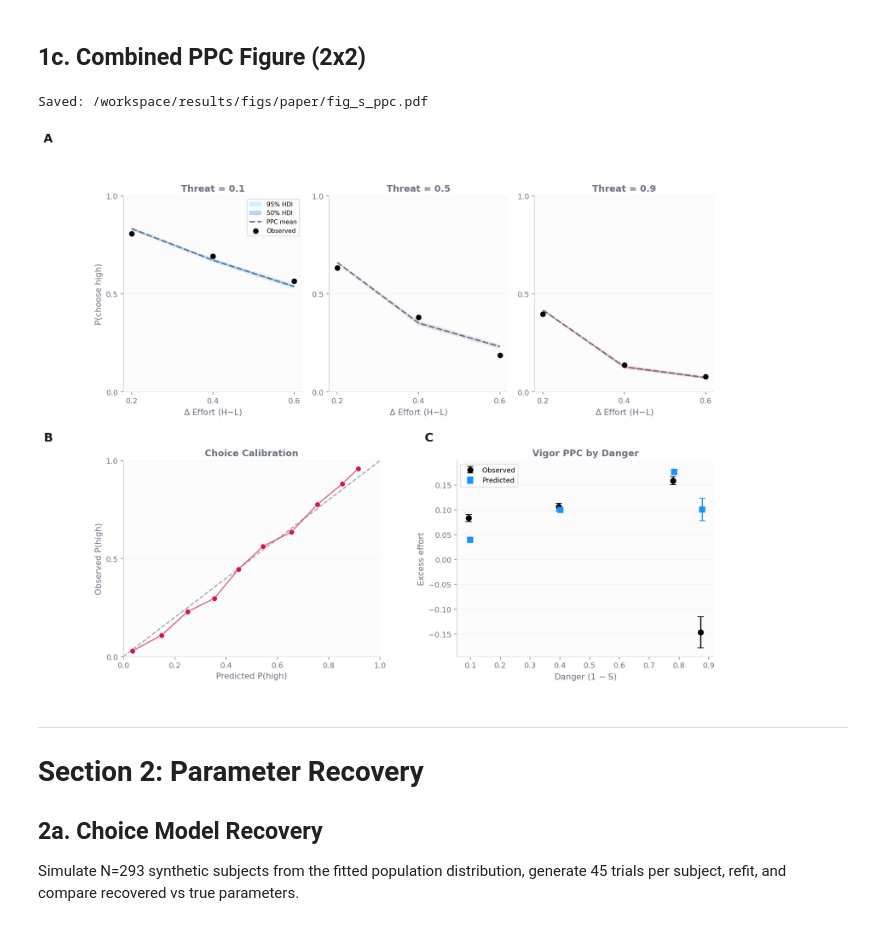
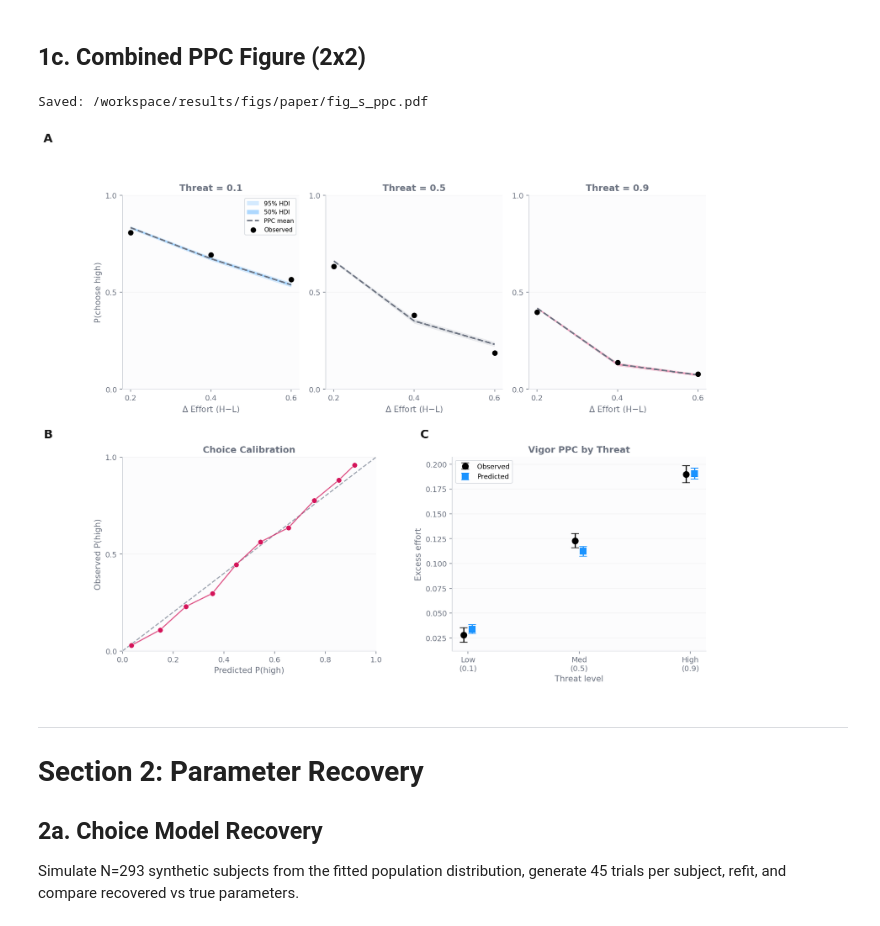
Before and after one commit to nssokada/EffortForagingUnderThreat, a Jupyter notebook: notebooks/06_paper_pipeline/10_ppc_parameter_recovery.ipynb, the cells around one changed output. Drawn from its saved outputs; the diff is of its cells as text; code cells hidden in the pictures.

```diff
--- a/notebooks/06_paper_pipeline/10_ppc_parameter_recovery.ipynb
+++ b/notebooks/06_paper_pipeline/10_ppc_parameter_recovery.ipynb
@@ -421,21 +421,34 @@ Vigor PPC: (500, 13094)
   mu_delta: 0.2135
   sd_delta: 0.1156
 # %%
-# ── Vigor PPC: observed vs predicted by danger quintile ──
+# ── Vigor PPC: observed vs predicted by THREAT LEVEL ──
+# Use threat level (experimentally assigned) NOT chosen-option danger
+# to avoid selection bias where only hard-choosers appear at high danger.
 merged_vigor["pred_excess"] = mu_pred_mean
-merged_vigor["danger_bin"] = pd.qcut(merged_vigor["danger"], q=5, labels=False, duplicates="drop")
 
-vigor_ppc_by_bin = merged_vigor.groupby("danger_bin").agg(
+# Compute predicted and observed by threat level
+vigor_ppc_by_threat = merged_vigor.groupby("threat").agg(
     obs_mean=("excess", "mean"),
     obs_sem=("excess", "sem"),
     pred_mean=("pred_excess", "mean"),
     pred_sem=("pred_excess", "sem"),
-    danger_mean=("danger", "mean"),
     n=("excess", "count"),
 ).reset_index()
 
-print("Vigor PPC by danger quintile:")
-print(vigor_ppc_by_bin.to_string(index=False))
+print("Vigor PPC by threat level:")
+print(vigor_ppc_by_threat.to_string(index=False))
+
+# Also by threat × distance_H (experimental design, 9 conditions)
+vigor_ppc_9 = merged_vigor.groupby(["threat", "distance_H"]).agg(
+    obs_mean=("excess", "mean"),
+    obs_sem=("excess", "sem"),
+    pred_mean=("pred_excess", "mean"),
+    pred_sem=("pred_excess", "sem"),
+    n=("excess", "count"),
+).reset_index()
+
+print("\nVigor PPC by threat × distance_H (9 conditions):")
+print(vigor_ppc_9.to_string(index=False))
 
 # Vigor residuals
 merged_vigor["residual"] = merged_vigor["excess"] - merged_vigor["pred_excess"]
@@ -502,41 +526,43 @@ y_true_arr = behavior["choice"].values.astype(int)
 cal_pred, cal_obs, cal_n = [], [], []
 for lo, hi in zip(bins[:-1], bins[1:]):
     mask = (p_high_mean >= lo) & (p_high_mean < hi) if hi < 1 else (p_high_mean >= lo) & (p_high_mean <= hi)
     if mask.sum() > 0:
         cal_pred.append(p_high_mean[mask].mean())
         cal_obs.append(y_true_arr[mask].mean())
         cal_n.append(mask.sum())
 cal_pred, cal_obs = np.array(cal_pred), np.array(cal_obs)
 
 ax_b.plot([0, 1], [0, 1], "--", color=Colors.SLATE, lw=1.5, zorder=1)
 ax_b.scatter(cal_pred, cal_obs, color=Colors.RUBY1, s=50, zorder=3, edgecolor="white", linewidth=0.5)
 ax_b.plot(cal_pred, cal_obs, color=Colors.RUBY1, lw=1.5, alpha=0.7, zorder=2)
 style_axis(ax_b, xlabel="Predicted P(high)", ylabel="Observed P(high)",
            ylim=(0, 1), yticks=[0, 0.5, 1.0])
 ax_b.set_xlim(0, 1)
 ax_b.set_title("Choice Calibration", fontsize=12, color=Colors.INK, fontweight="semibold")
 fig.text(0.02, 0.47, "B", fontsize=16, fontweight="bold", color=Colors.DARK_GREY)
 
 # ── Panel C: Vigor PPC (bottom-right, left half) ──
 ax_c = fig.add_subplot(gs[1, 1])
 ax_c.set_facecolor("#FCFCFD")
 
-x_vig = vigor_ppc_by_bin["danger_mean"].values
-ax_c.errorbar(x_vig, vigor_ppc_by_bin["obs_mean"], yerr=1.96 * vigor_ppc_by_bin["obs_sem"],
-              fmt="o", color="k", ms=7, capsize=4, zorder=3, label="Observed")
-ax_c.errorbar(x_vig + 0.005, vigor_ppc_by_bin["pred_mean"], yerr=1.96 * vigor_ppc_by_bin["pred_sem"],
-              fmt="s", color=Colors.CERULEAN2, ms=7, capsize=4, zorder=3, label="Predicted")
+x_vig = vigor_ppc_by_threat["threat"].values
+ax_c.errorbar(x_vig - 0.015, vigor_ppc_by_threat["obs_mean"], yerr=1.96 * vigor_ppc_by_threat["obs_sem"],
+              fmt="o", color="k", ms=8, capsize=5, zorder=3, label="Observed")
+ax_c.errorbar(x_vig + 0.015, vigor_ppc_by_threat["pred_mean"], yerr=1.96 * vigor_ppc_by_threat["pred_sem"],
+              fmt="s", color=Colors.CERULEAN2, ms=8, capsize=5, zorder=3, label="Predicted")
 ax_c.legend(fontsize=9, frameon=True, edgecolor="#D1D5DB", fancybox=True)
-style_axis(ax_c, xlabel="Danger (1 $-$ S)", ylabel="Excess effort")
-ax_c.set_title("Vigor PPC by Danger", fontsize=12, color=Colors.INK, fontweight="semibold")
+ax_c.set_xticks([0.1, 0.5, 0.9])
+ax_c.set_xticklabels(["Low\n(0.1)", "Med\n(0.5)", "High\n(0.9)"])
+style_axis(ax_c, xlabel="Threat level", ylabel="Excess effort")
+ax_c.set_title("Vigor PPC by Threat", fontsize=12, color=Colors.INK, fontweight="semibold")
 fig.text(0.52, 0.47, "C", fontsize=16, fontweight="bold", color=Colors.DARK_GREY)
 
 fig.savefig(FIG_DIR / "fig_s_ppc.pdf", bbox_inches="tight", dpi=300)
 print(f"Saved: {FIG_DIR / 'fig_s_ppc.pdf'}")
 plt.show()
 # %% [output]
 Saved: /workspace/results/figs/paper/fig_s_ppc.pdf
-[figure, old version]
+[figure, new version]
 # %% [markdown]
 ---
 # Section 2: Parameter Recovery
```
Also changed, not shown: parts of 1 cell of this notebook, 2 other files.
